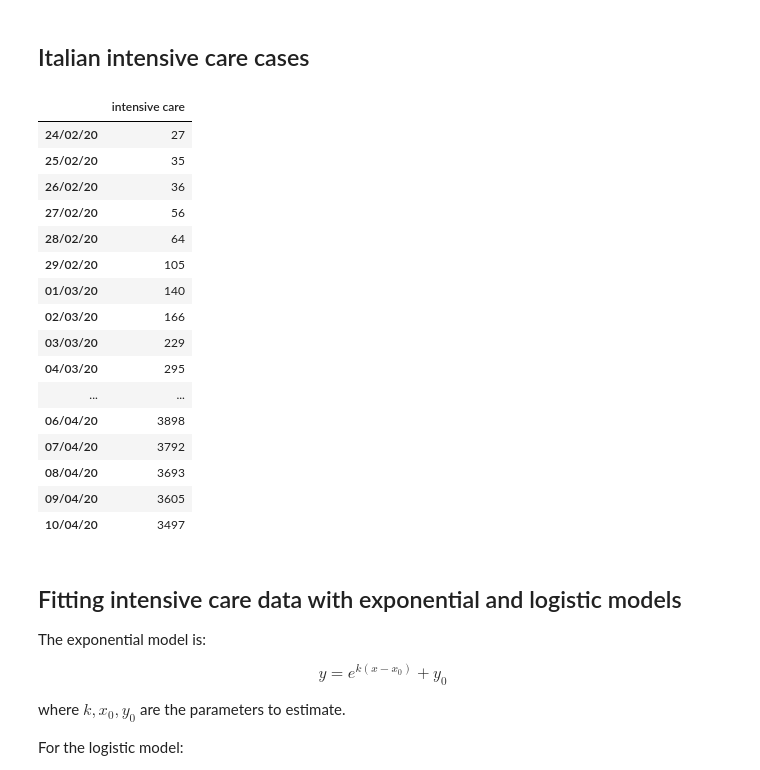
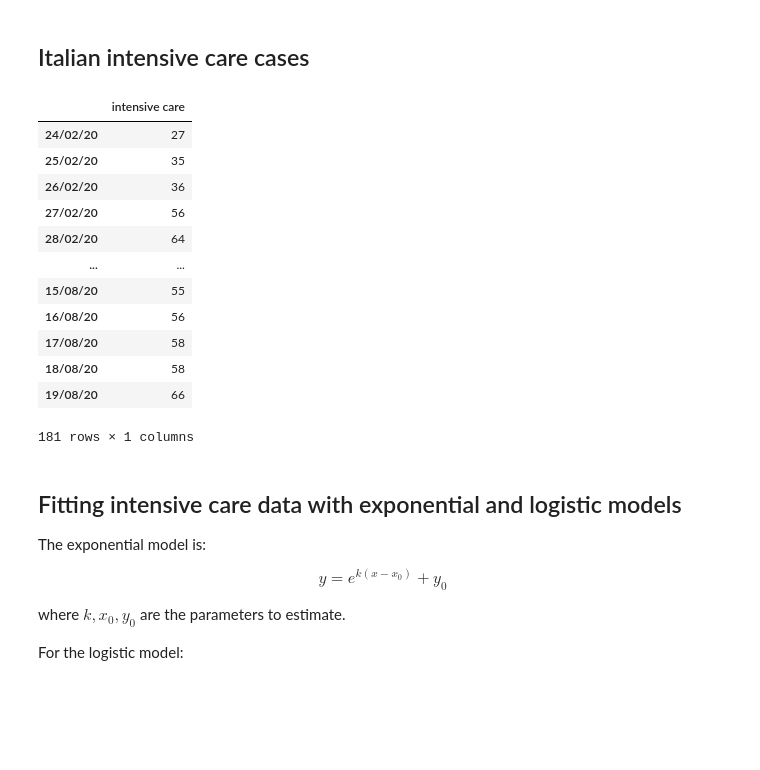
Before and after one commit to simogasp/coregression, a Jupyter notebook: plotting.ipynb, the cells around one changed output. Drawn from its saved outputs; the diff is of its cells as text; code cells hidden in the pictures; blank space fills up the shorter version.

Commit message:
plotitng add from date

```diff
--- a/plotting.ipynb
+++ b/plotting.ipynb
@@ -17,28 +17,25 @@ The autoreload extension is already loaded. To reload it, use:
 # %%
 # loading the data
 df = pd.read_csv('italy-intensive_care.csv')
 a = list((dt.day_of_year_to_date(v)).strftime("%d/%m/%y") for v in df['day'])
 df.index = a
+fromDate = df['day'] >= 211
 df.drop(columns=['day'])
 # display the table
 # %% [output]
 |  | intensive care |
 | 24/02/20 | 27 |
 | 25/02/20 | 35 |
 | 26/02/20 | 36 |
 | 27/02/20 | 56 |
 | 28/02/20 | 64 |
-| 29/02/20 | 105 |
-| 01/03/20 | 140 |
-| 02/03/20 | 166 |
-| 03/03/20 | 229 |
-| 04/03/20 | 295 |
 | ... | ... |
-| 06/04/20 | 3898 |
-| 07/04/20 | 3792 |
-| 08/04/20 | 3693 |
-| 09/04/20 | 3605 |
-| 10/04/20 | 3497 |
+| 15/08/20 | 55 |
+| 16/08/20 | 56 |
+| 17/08/20 | 58 |
+| 18/08/20 | 58 |
+| 19/08/20 | 66 |
+181 rows × 1 columns
 # %% [markdown]
 ## Fitting intensive care data with exponential and logistic models
 
```
Also changed, not shown: parts of 1 cell of this notebook.
